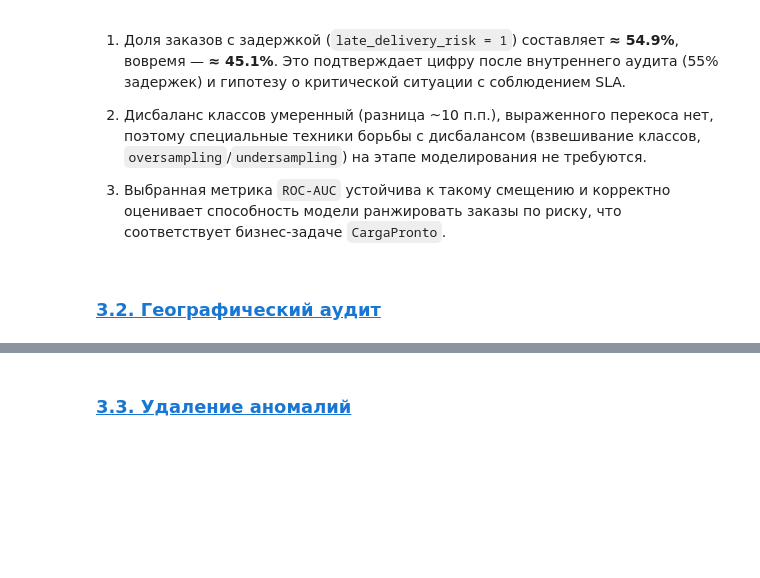
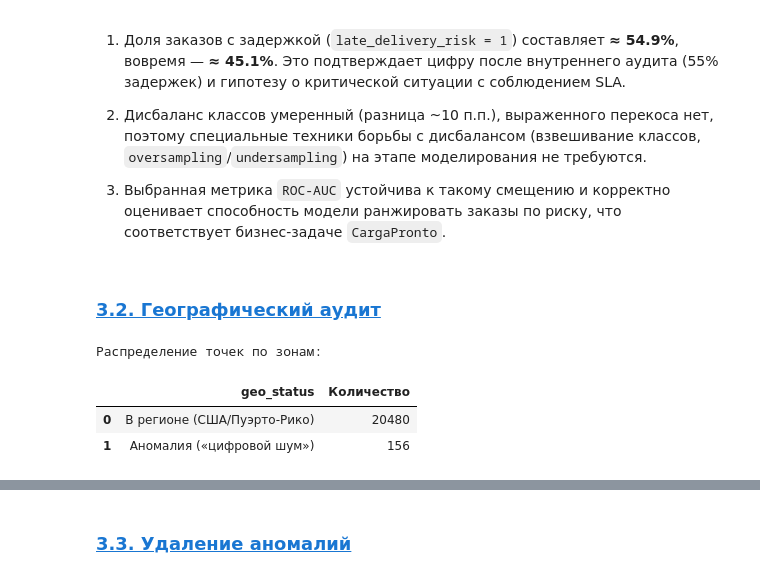
Before and after one commit to MEYakunin/Sprint18_Delivery_Delay_Prediction, a Jupyter notebook: Sprint18_Delivery_Delay_Prediction_Yakunin_Mikl.ipynb, the cells around one changed output, grey strips where cells are left out. Drawn from its saved outputs; the diff is of its cells as text; code cells hidden in the pictures; blank space fills up the shorter version.

```diff
--- a/Sprint18_Delivery_Delay_Prediction_Yakunin_Mikl.ipynb
+++ b/Sprint18_Delivery_Delay_Prediction_Yakunin_Mikl.ipynb
@@ -495,0 +506,16 @@ plt.show()
+# %%
+# Создаем новый столбец с информацией о регионе
+audit_df = df_customers.copy()
+audit_df['geo_status'] = audit_df.apply(geo_status, axis=1)
+
+# Распределение точек по регионам
+geo_counts = audit_df['geo_status'].value_counts()
+geo_summary = geo_counts.reset_index(name='Количество')
+
+print('Распределение точек по зонам:')
+display(geo_summary)
+# %% [output]
+Распределение точек по зонам:
+|  | geo_status | Количество |
+| 0 | В регионе (США/Пуэрто-Рико) | 20480 |
+| 1 | Аномалия («цифровой шум») | 156 |
```
Also changed, not shown: parts of 5 cells of this notebook.
